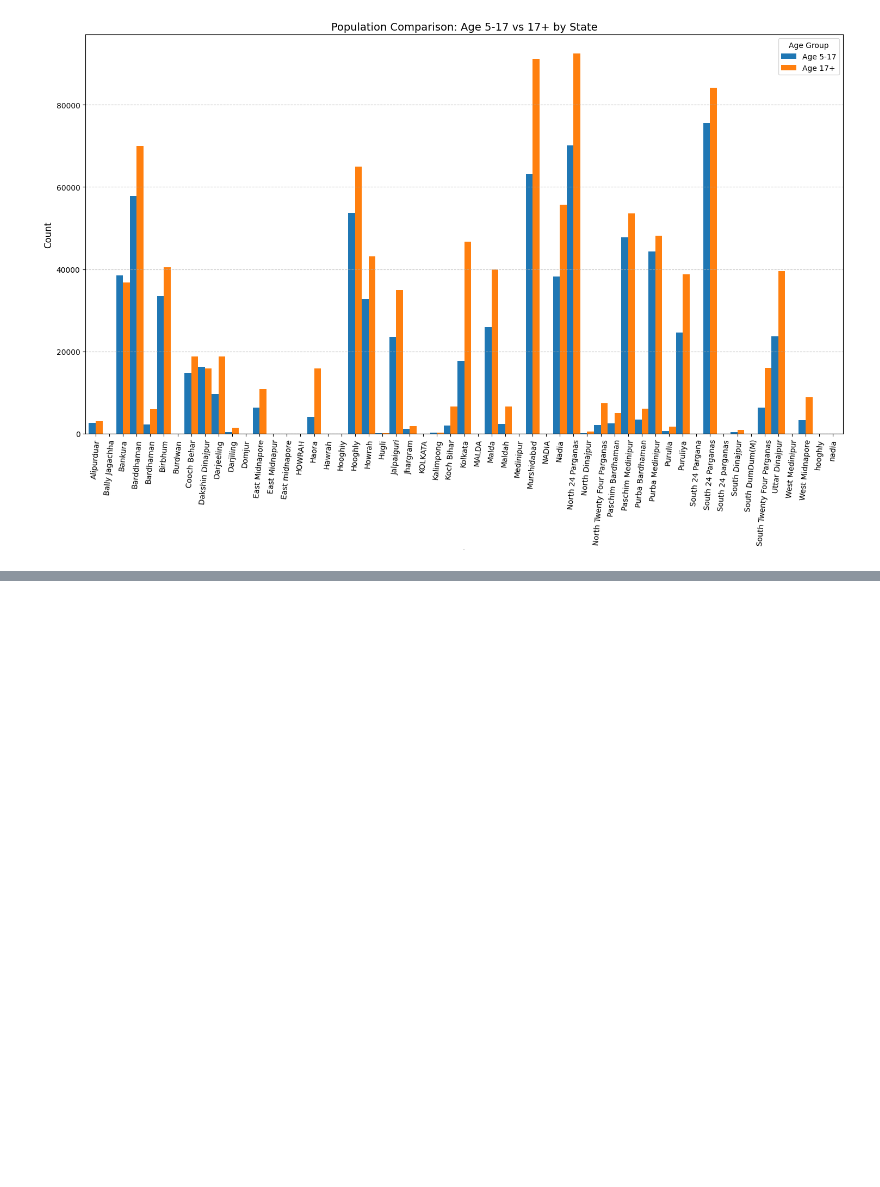
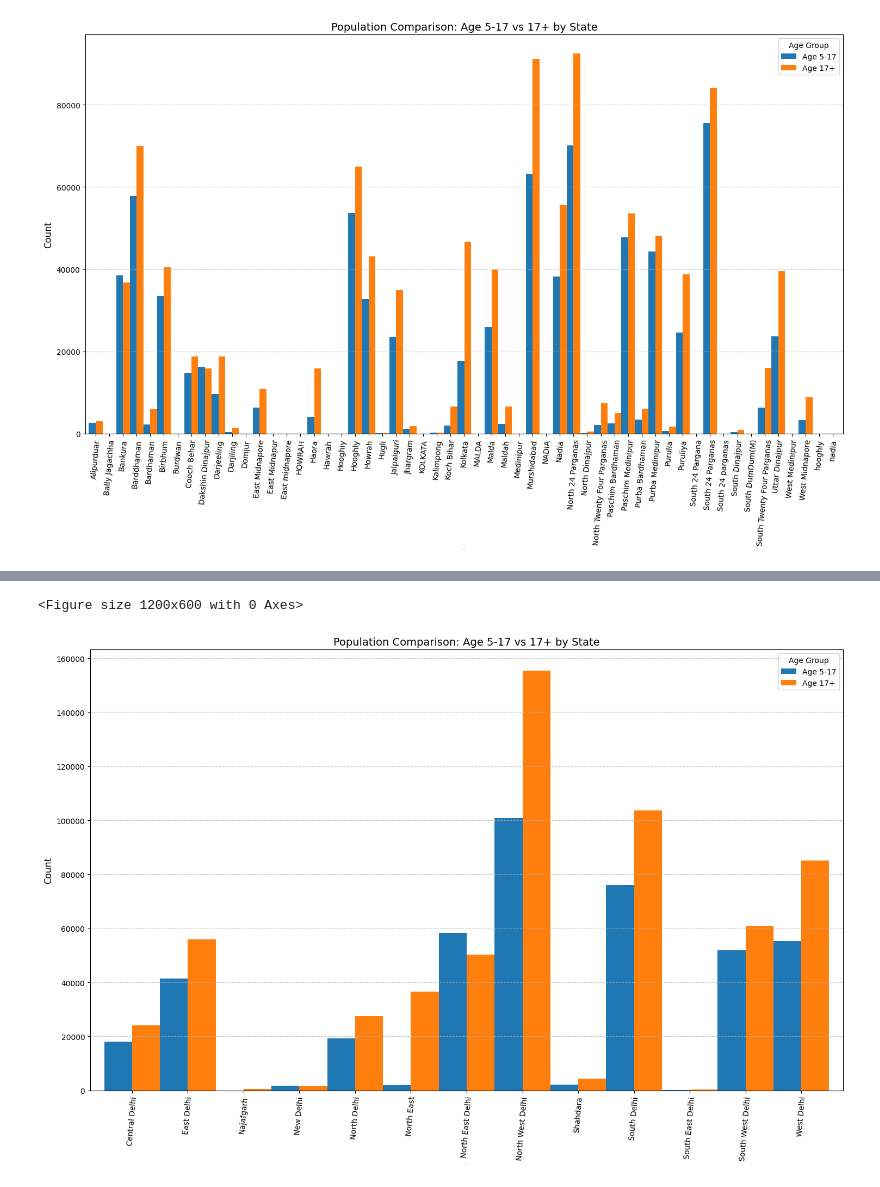
Before and after one commit to Cruciator18/Aadhar-analysis, a Jupyter notebook: biometric.ipynb, the cells around one changed output, grey strips where cells are left out. Saved outputs shown, nothing was run; the diff lists cells and outputs as text; code cells hidden in the pictures; blank space fills up the shorter version.

```diff
--- a/biometric.ipynb
+++ b/biometric.ipynb
@@ -359,0 +386,11 @@ plotting(ani_dist_group)
+# %%
+delhi_data = bio[bio['state'] == 'Delhi']
+
+
+delhi_dist_group = delhi_data.groupby('district')[['bio_age_5_17', 'bio_age_17_']].sum()
+
+
+plotting(delhi_dist_group)
+# %% [output]
+<Figure size 1200x600 with 0 Axes>
+[figure, added]
```
Also changed, not shown: parts of 11 cells of this notebook.
